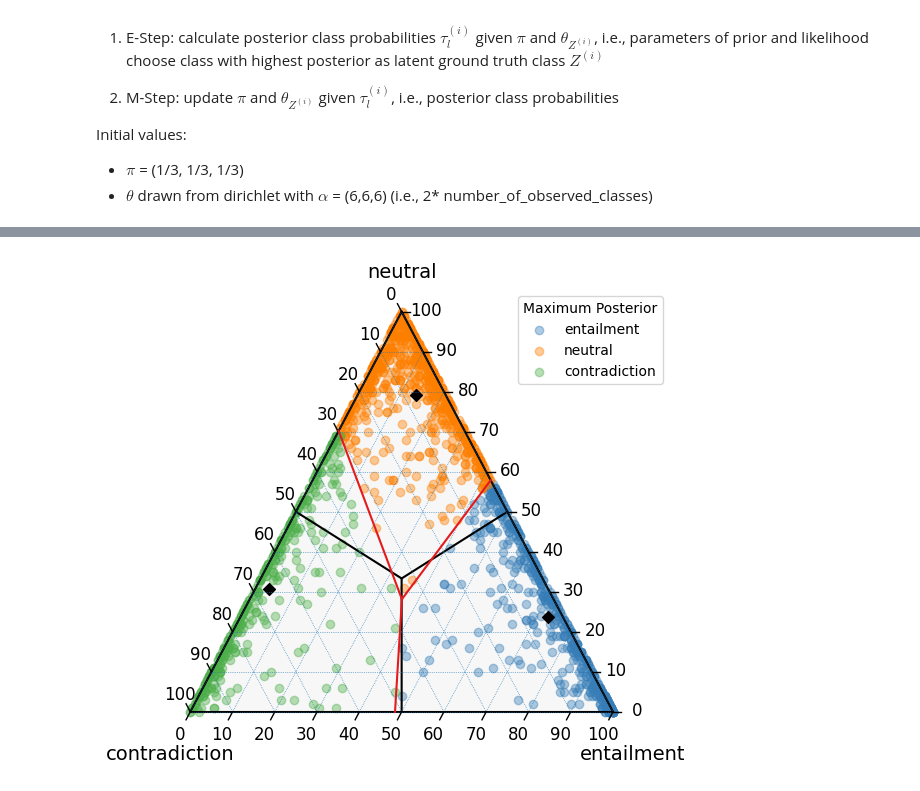
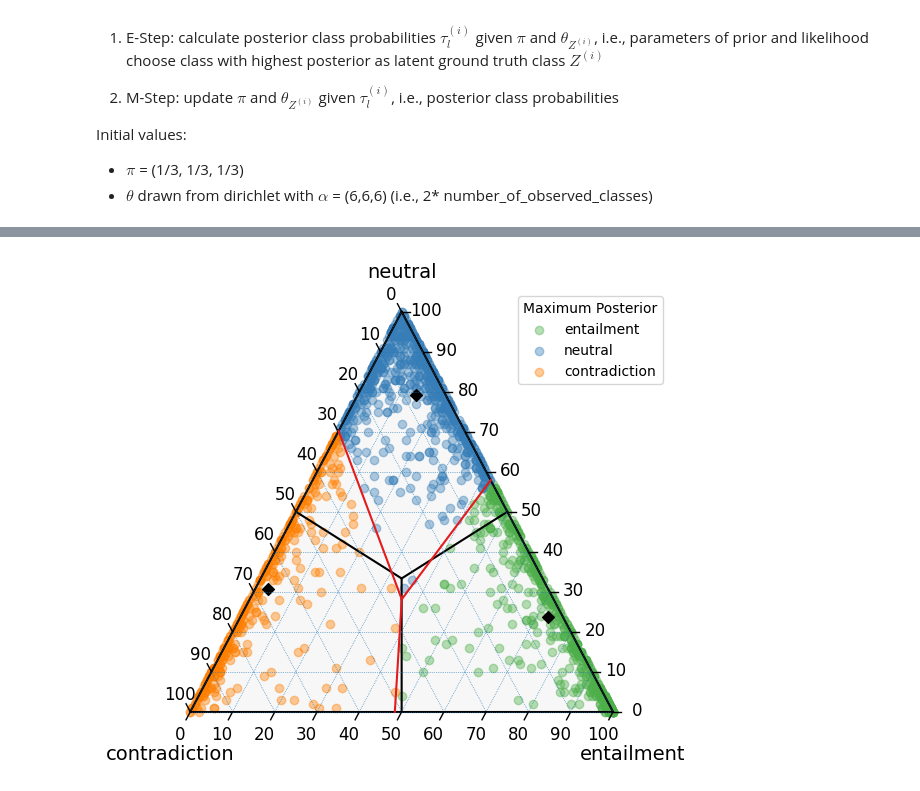
Before and after one commit to corneliagru/label-variation-nli, a Jupyter notebook: notebooks/1_bayesian_mixture_model.ipynb, the cells around one changed output, grey strips where cells are left out. Saved outputs shown, nothing was run; the diff lists cells and outputs as text; code cells hidden in the pictures.

```diff
--- a/notebooks/1_bayesian_mixture_model.ipynb
+++ b/notebooks/1_bayesian_mixture_model.ipynb
@@ -97,19 +98,19 @@ lc = [literal_eval(x) for x in lc]
 # %%
 df_snli['z_hat'] = max_posterior_label(tau_matched)
 
 labels = ['e', 'n', 'c']
-colors = [CB_color_cycle[0], CB_color_cycle[1], CB_color_cycle[2]]
+colors = [CB_color_cycle[2], CB_color_cycle[0], CB_color_cycle[1]]
 labels_text = ['entailment', 'neutral', 'contradiction']
 
 figure, tax  = ternary_plot(lc, tau_matched, pi_matched, theta_matched, scatter_visible=False, all=False, alpha=0.4, fontsize = 14, tick_fontsize = 12, label_offset = -0.01)
 for label, color, text in zip(labels, colors, labels_text):
     lc = df_snli.loc[df_snli['z_hat'] == label, 'label_count'].values.tolist()
     lc = [literal_eval(x) for x in lc]
     tax.scatter(lc, alpha = 0.4, color = color, label = text)
 tax.scatter(theta_matched*100, color = 'black', marker='D')
 tax.legend(title = 'Maximum Posterior', bbox_to_anchor=(0.75, 1), loc='upper left', borderaxespad=0)
 #tax._redraw_labels()
 
 figure.savefig("../figs/scatter_latent.png", bbox_inches='tight', dpi=300)
 # %% [output]
-[figure, old version]
+[figure, new version]
```
Also changed, not shown: parts of 3 cells of this notebook.
